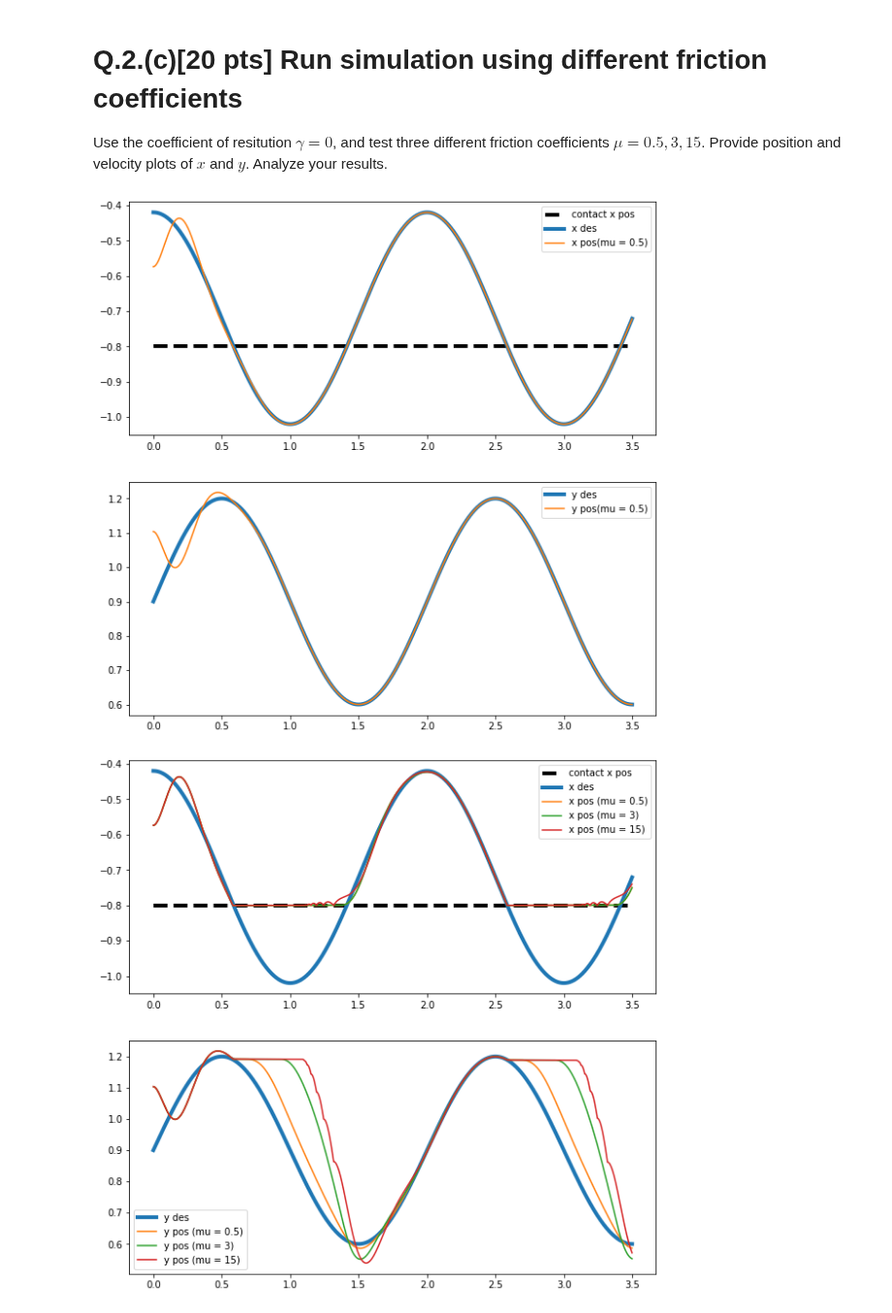
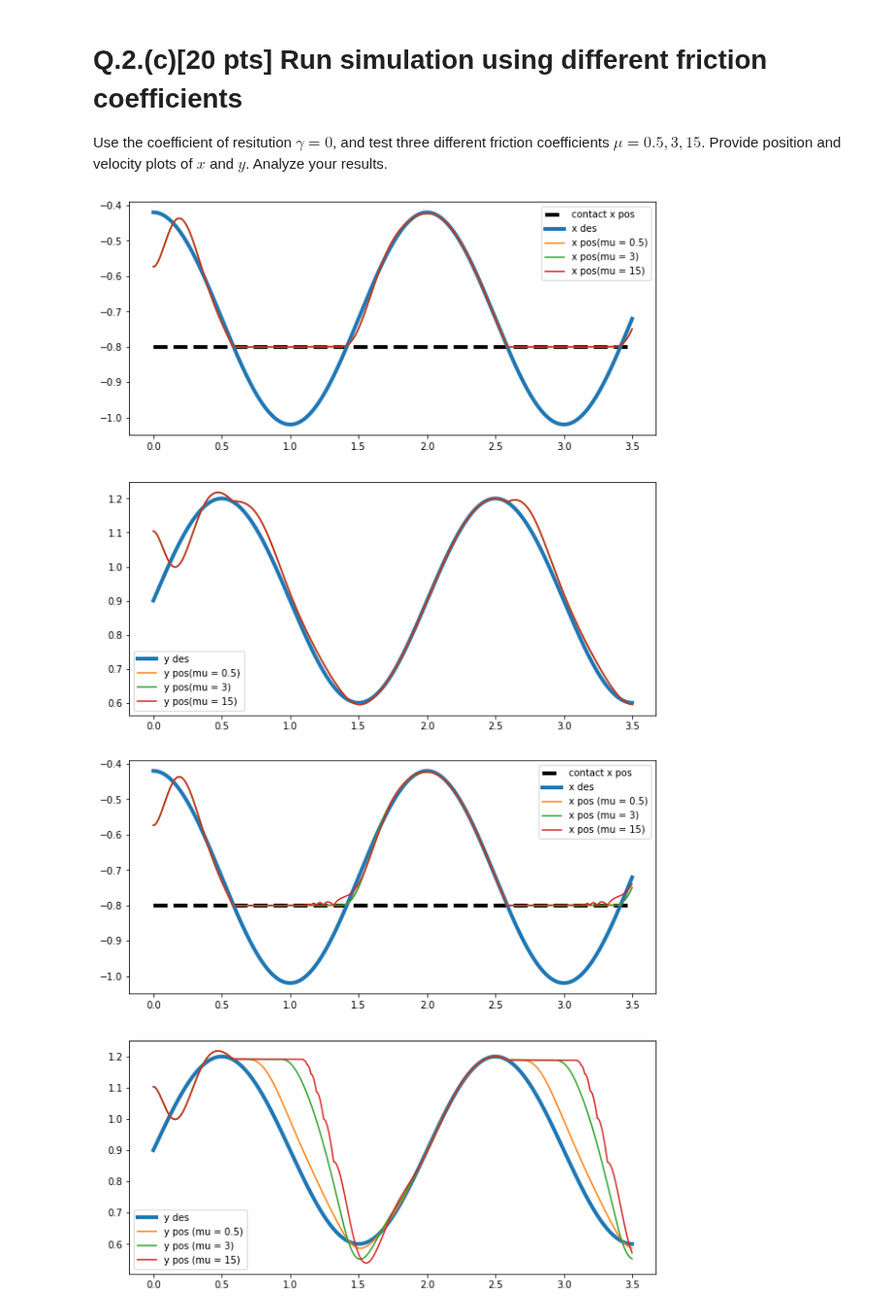
Before and after one commit to vdlphm/CS403-Fall-2023, a Jupyter notebook: hw10/hw10.ipynb, the cells around one changed output. Shown at 97% size. Saved outputs shown, nothing was run; the diff lists cells and outputs as text; code cells hidden in the pictures.

```diff
--- a/hw10/hw10.ipynb
+++ b/hw10/hw10.ipynb
@@ -433,28 +432,28 @@ ctrl_func = lambda x, params, xee_des: OSC_controller(x, params, xee_des, Kp = 2
 # %%
 fig= plt.figure(figsize=(10,10))
 keypoints_osc_1 = np.array(key_pts_osc_1)
-# keypoints_osc_2 = np.array(key_pts_osc_2)
-# keypoints_osc_3 = np.array(key_pts_osc_3)
+keypoints_osc_2 = np.array(key_pts_osc_2)
+keypoints_osc_3 = np.array(key_pts_osc_3)
 
 # Write your code: Plot x, y of the tip
 ax = plt.subplot(2,1,1)
 ax.plot([ts[0], ts[-1]], [xC, xC], 'k--', lw=4, label='contact x pos')
 ax.plot(ts, xee_des_circular[:,0], label='x des', linewidth = 4)
 ax.plot(ts[:-1], keypoints_osc_1[:, 3, 0], label='x pos(mu = 0.5)')
-# ax.plot(ts[:-1], keypoints_osc_2[:, 3, 0], label='x pos(mu = 3)')
-# ax.plot(ts[:-1], keypoints_osc_3[:, 3, 0], label='x pos(mu = 15)')
+ax.plot(ts[:-1], keypoints_osc_2[:, 3, 0], label='x pos(mu = 3)')
+ax.plot(ts[:-1], keypoints_osc_3[:, 3, 0], label='x pos(mu = 15)')
 ax.legend()
 
 ax = plt.subplot(2,1,2)
 ax.plot(ts, xee_des_circular[:,1], label='y des', linewidth = 4)
 ax.plot(ts[:-1], keypoints_osc_1[:, 3, 1], label='y pos(mu = 0.5)')
-# ax.plot(ts[:-1], keypoints_osc_2[:, 3, 1], label='y pos(mu = 3)')
-# ax.plot(ts[:-1], keypoints_osc_3[:, 3, 1], label='y pos(mu = 15)')
+ax.plot(ts[:-1], keypoints_osc_2[:, 3, 1], label='y pos(mu = 3)')
+ax.plot(ts[:-1], keypoints_osc_3[:, 3, 1], label='y pos(mu = 15)')
 ax.legend()
 
 plt.show()
 # %% [output]
-[figure, old version]
+[figure, new version]
 # %%
 fig= plt.figure(figsize=(10,10))
 keypoints_osc_1 = np.array(key_pts_osc_1)
```
Also changed, not shown: parts of 6 cells of this notebook.
